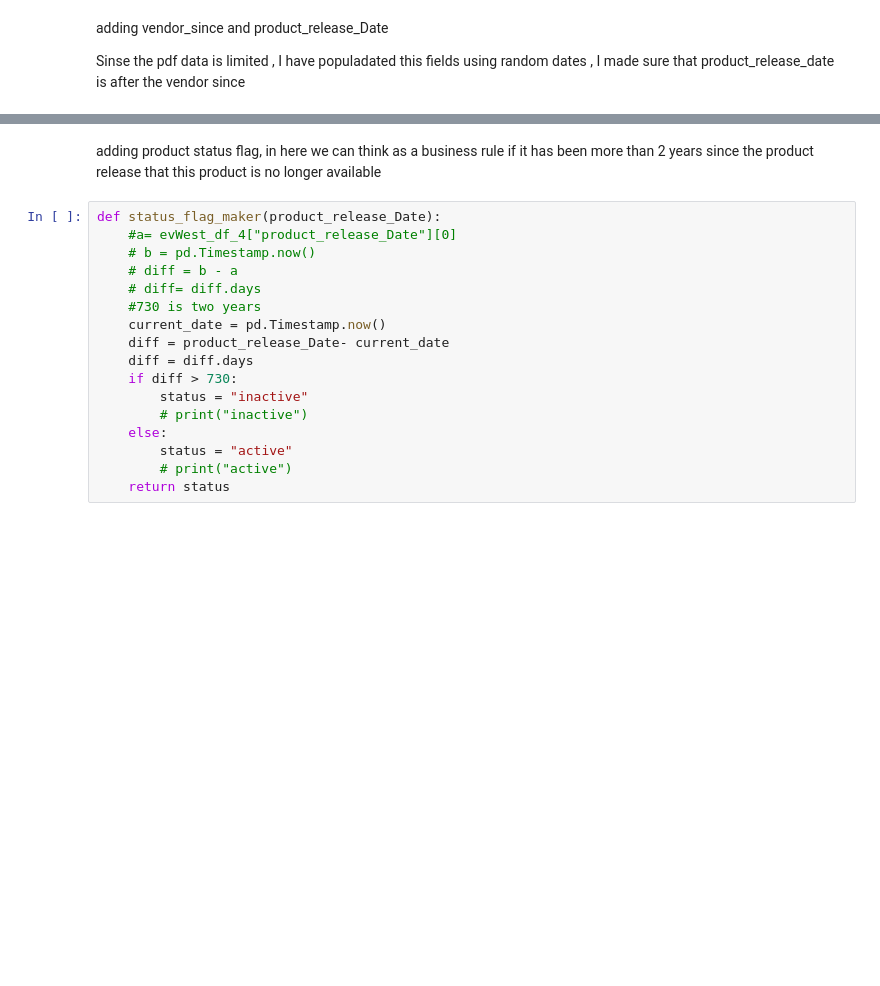
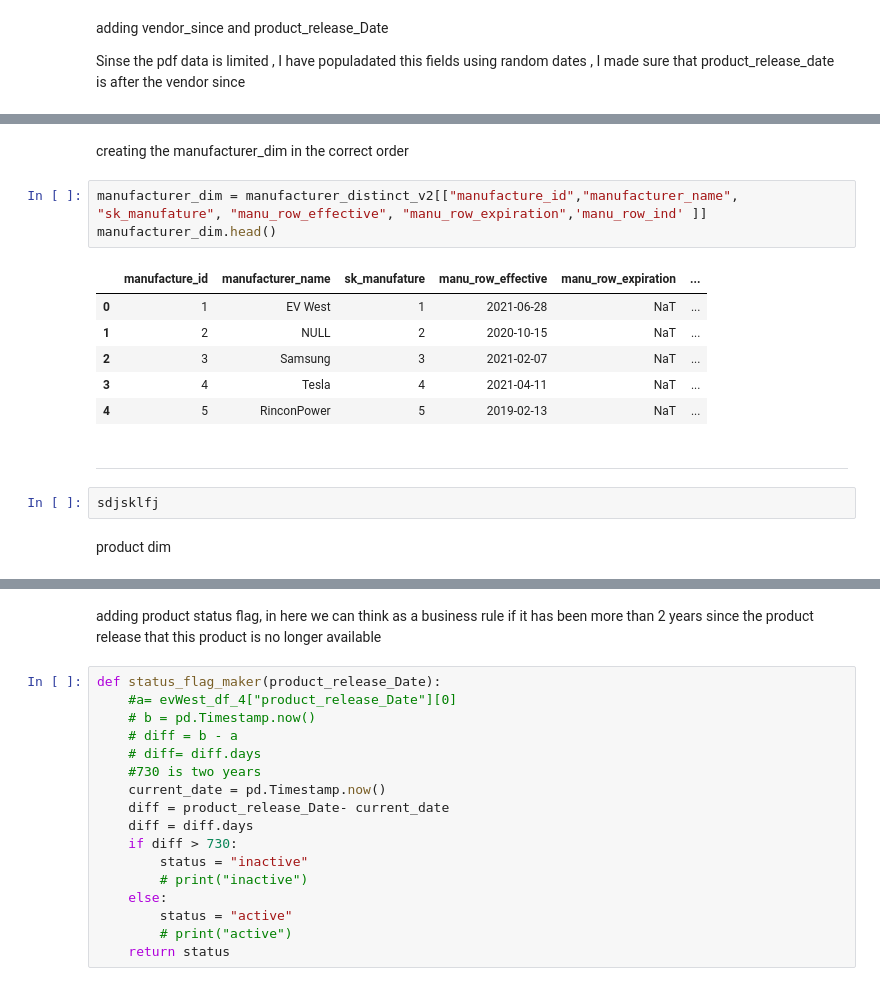
Before and after one commit to hicranA/partsUnlimitedDW, a Jupyter notebook: etl.ipynb, the cells around one changed output, grey strips where cells are left out. Drawn from its saved outputs; the diff is of its cells as text; blank space fills up the shorter version.

```diff
--- a/etl.ipynb
+++ b/etl.ipynb
@@ -71 +178,19 @@ Sinse the pdf data is limited , I have populadated this fields using random date
+# %% [markdown]
+creating the manufacturer_dim  in the correct order
+# %%
+manufacturer_dim = manufacturer_distinct_v2[["manufacture_id","manufacturer_name", "sk_manufature", "manu_row_effective", "manu_row_expiration",'manu_row_ind' ]]
+manufacturer_dim.head()
+# %% [output]
+|  | manufacture_id | manufacturer_name | sk_manufature | manu_row_effective | manu_row_expiration | ... |
+| 0 | 1 | EV West | 1 | 2021-06-28 | NaT | ... |
+| 1 | 2 | NULL | 2 | 2020-10-15 | NaT | ... |
+| 2 | 3 | Samsung | 3 | 2021-02-07 | NaT | ... |
+| 3 | 4 | Tesla | 4 | 2021-04-11 | NaT | ... |
+| 4 | 5 | RinconPower | 5 | 2019-02-13 | NaT | ... |
+# %% [markdown]
+---------------------
+# %%
+sdjsklfj
+# %% [markdown]
+product dim
 # %%
```
Also changed, not shown: parts of 13 cells of this notebook.
